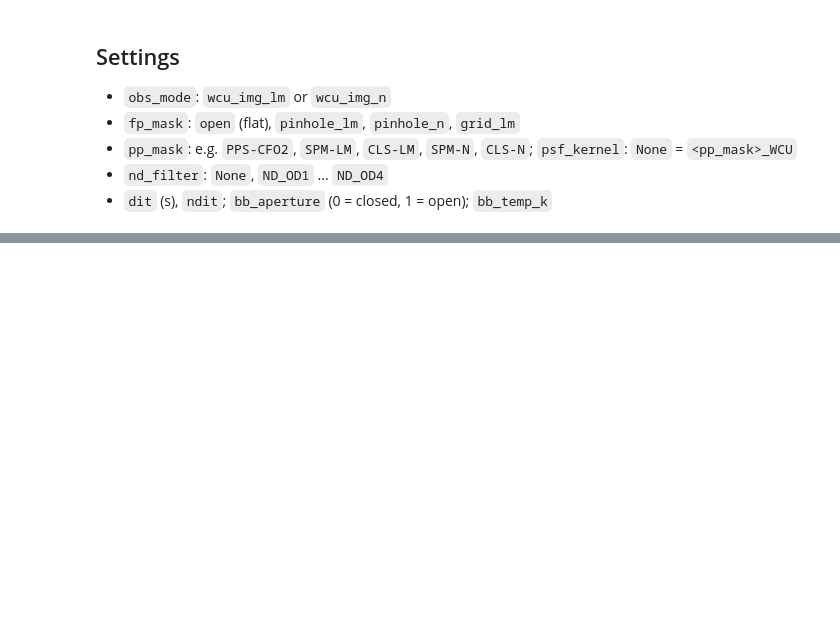
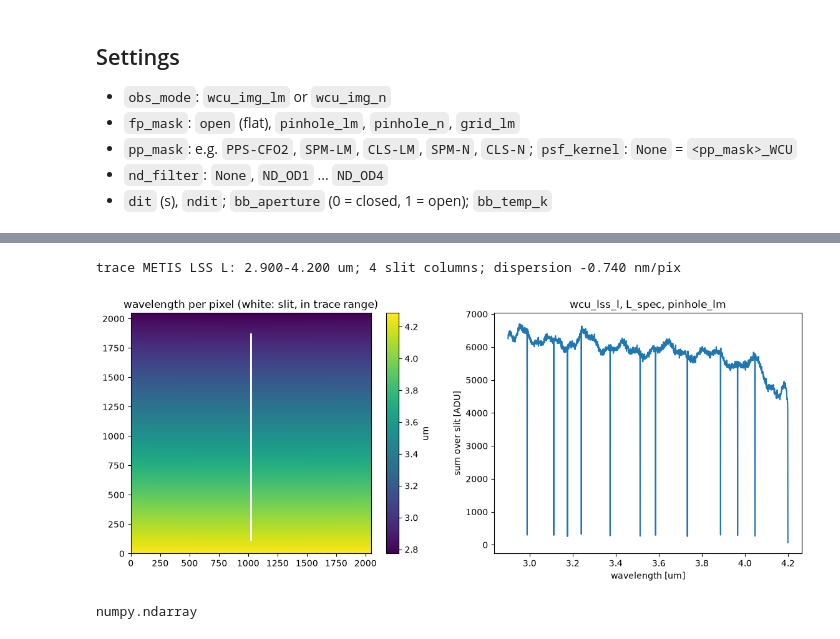
Before and after one commit to mwanakijiji/metis_work, a Jupyter notebook: METIS_MAIT_code_eckhart/dev_notebooks/IMG_RAD_07_metis_3291_rsrf_playground.ipynb, the cells around one changed output, grey strips where cells are left out. Cells and saved outputs as stored; diff of their text form; code cells hidden in the pictures; blank space fills up the shorter version.

Commit message:
eod; making lss spectra

```diff
--- a/METIS_MAIT_code_eckhart/dev_notebooks/IMG_RAD_07_metis_3291_rsrf_playground.ipynb
+++ b/METIS_MAIT_code_eckhart/dev_notebooks/IMG_RAD_07_metis_3291_rsrf_playground.ipynb
@@ -79,0 +165,50 @@ plt.show()
+# %%
+# Wavelength solution (LSS modes) and the slit-collapsed spectrum vs. wavelength
+from astropy.io import ascii
+
+# pixel -> focal-plane mm, from the detector layout file in the IRDB
+layout_file = {
+    "img_lm": "FPA_metis_img_lm_layout.dat",
+    "img_n": "FPA_metis_img_n_geosnap_layout.dat",
+}[sim_common.detector_key(instrument["obs_mode"])]
+layout = ascii.read(Path(sim_common.IRDB_DIR) / "METIS" / layout_file)
+pix_mm = float(layout["pixel_size" if "pixel_size" in layout.colnames else "pixsize"][0])
+
+# ScopeSim's fitted trace transforms: (x, y) [mm] -> wavelength [um] and slit position [arcsec]
+trace = next(iter(metis["spectral_traces"].spectral_traces.values()))
+ny, nx = frame.shape
+cols, rows = np.meshgrid(np.arange(nx), np.arange(ny))
+x_mm = (cols - (nx - 1) / 2) * pix_mm + float(layout["x_cen"][0])
+y_mm = (rows - (ny - 1) / 2) * pix_mm + float(layout["y_cen"][0])
+lam_map = trace.xy2lam(x_mm, y_mm, grid=False)  # um, per pixel
+xi_map = trace.xy2xi(x_mm, y_mm, grid=False)    # arcsec along the slit, per pixel
+
+# slit-collapsed spectrum: sum over the illuminated columns (dispersion is along the
+# rows), keeping only rows inside the trace table's wavelength range (no extrapolation)
+image = frame - dark if subtract_dark else frame
+profile = np.median(image, axis=0)
+slit_cols = profile > 0.5 * np.max(profile)
+spectrum = image[:, slit_cols].sum(axis=1)
+lam_rows = np.median(lam_map[:, slit_cols], axis=1)
+in_range = (lam_rows >= trace.wave_min) & (lam_rows <= trace.wave_max)
+print(f"trace {trace.trace_id}: {trace.wave_min:.3f}-{trace.wave_max:.3f} um; "
+      f"{slit_cols.sum()} slit columns; "
+      f"dispersion {np.median(np.diff(lam_rows[in_range])) * 1e3:.3f} nm/pix")
+
+fig, axes = plt.subplots(1, 2, figsize=(14, 5))
+im = axes[0].imshow(lam_map, origin="lower")
+axes[0].contour(slit_cols[None, :] & in_range[:, None], levels=[0.5], colors="w")
+axes[0].set_title("wavelength per pixel (white: slit, in trace range)")
+fig.colorbar(im, ax=axes[0], label="um")
+axes[1].plot(lam_rows[in_range], spectrum[in_range])
+axes[1].set_xlabel("wavelength [um]")
+axes[1].set_ylabel("sum over slit [ADU]")
+axes[1].set_title(f"{instrument['obs_mode']}, {instrument['obs_filter']}, {instrument['fp_mask']}")
+plt.show()
+# %% [output]
+trace METIS LSS L: 2.900-4.200 um; 4 slit columns; dispersion -0.740 nm/pix
+[figure, added]
+# %%
+type(frame)
+# %% [output]
+numpy.ndarray
```
Also changed, not shown: parts of 6 cells of this notebook, 3 other files.
